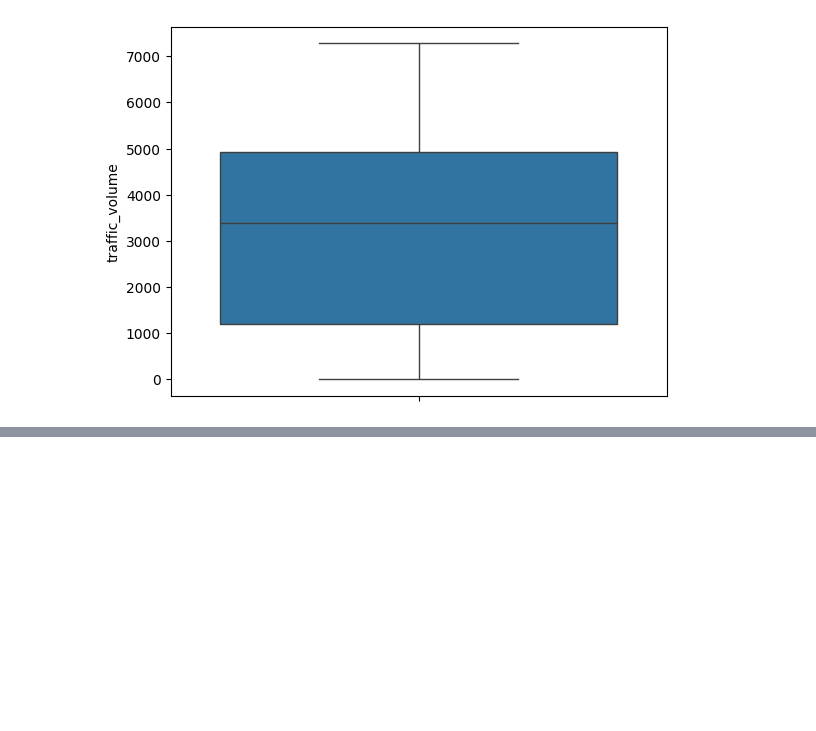
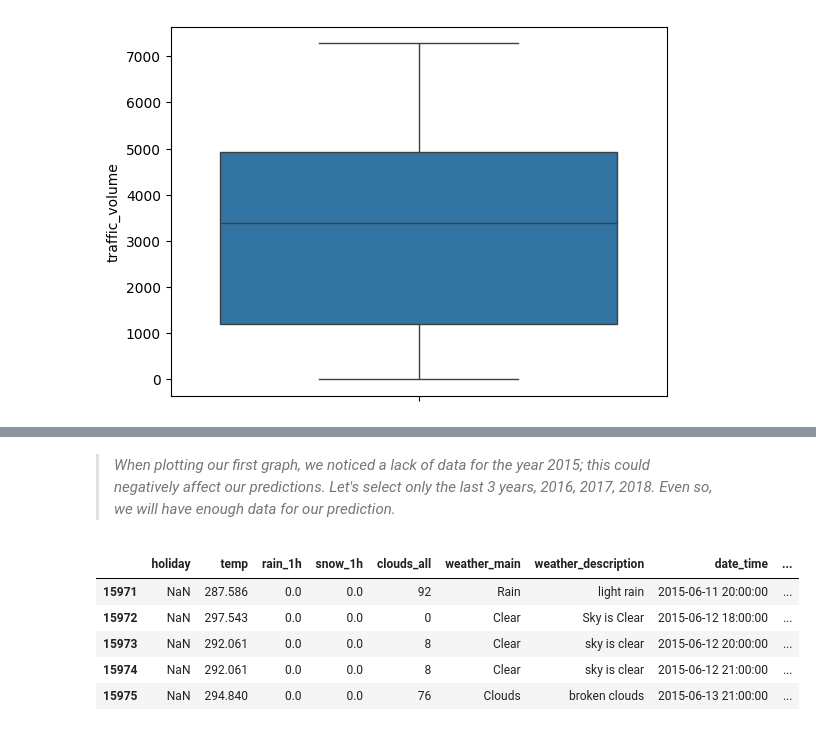
Before and after one commit to srcsergio/Machine-Learning-for-Business, a Jupyter notebook: MachineLearning_for_Business.ipynb, the cells around one changed output, grey strips where cells are left out. Saved outputs shown, nothing was run; the diff lists cells and outputs as text; code cells hidden in the pictures; blank space fills up the shorter version.

```diff
--- a/MachineLearning_for_Business.ipynb
+++ b/MachineLearning_for_Business.ipynb
@@ -171,0 +210,13 @@ sns.boxplot(data=df['traffic_volume'], showfliers=True);
+# %% [markdown]
+> _When plotting our first graph, we noticed a lack of data for the year 2015; this could negatively affect our predictions. Let's select only the last 3 years, 2016, 2017, 2018. Even so, we will have enough data for our prediction._
+# %%
+filtered_2015 = df.loc[(df['date_time'] > '2015-01-01') & (df['date_time'] < '2016-01-01')]
+
+filtered_2015.head()
+# %% [output]
+|  | holiday | temp | rain_1h | snow_1h | clouds_all | weather_main | weather_description | date_time | ... |
+| 15971 | NaN | 287.586 | 0.0 | 0.0 | 92 | Rain | light rain | 2015-06-11 20:00:00 | ... |
+| 15972 | NaN | 297.543 | 0.0 | 0.0 | 0 | Clear | Sky is Clear | 2015-06-12 18:00:00 | ... |
+| 15973 | NaN | 292.061 | 0.0 | 0.0 | 8 | Clear | sky is clear | 2015-06-12 20:00:00 | ... |
+| 15974 | NaN | 292.061 | 0.0 | 0.0 | 8 | Clear | sky is clear | 2015-06-12 21:00:00 | ... |
+| 15975 | NaN | 294.840 | 0.0 | 0.0 | 76 | Clouds | broken clouds | 2015-06-13 21:00:00 | ... |
```
Also changed, not shown: parts of 19 cells of this notebook.
